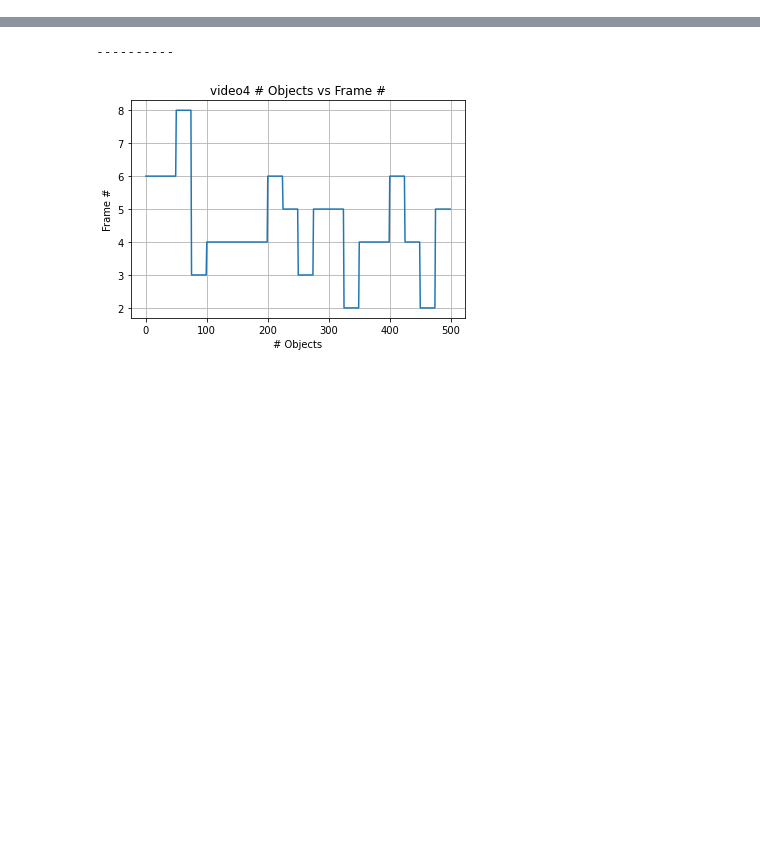
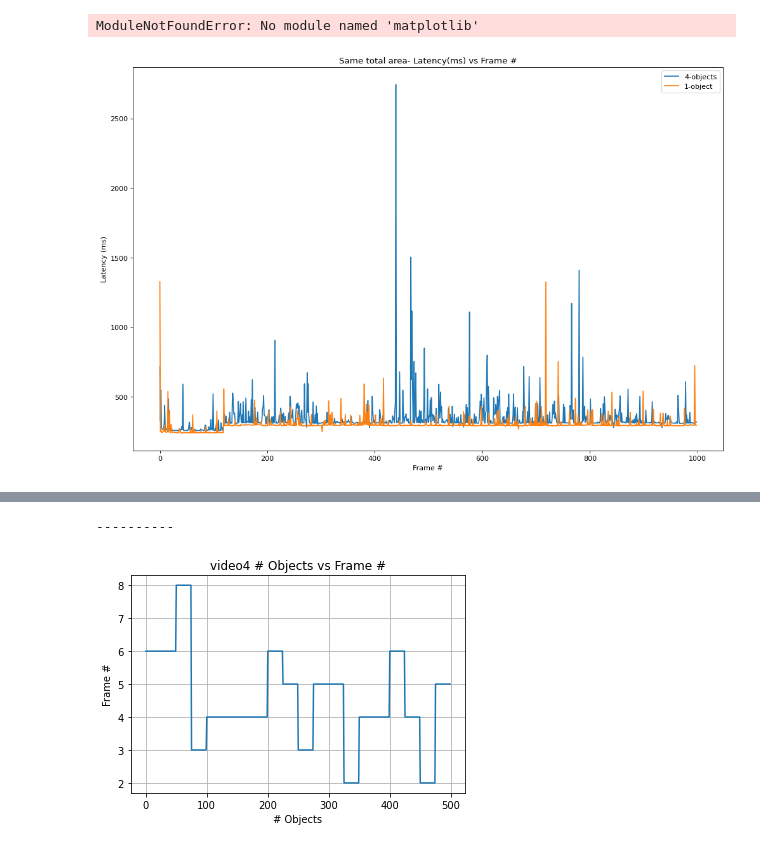
Before and after one commit to nyu-latency-labs/video-fuzzing, a Jupyter notebook: benchmarker.ipynb, the cells around one changed output, grey strips where cells are left out. Saved outputs shown, nothing was run; the diff lists cells and outputs as text; code cells hidden in the pictures; blank space fills up the shorter version.

Commit message:
Minor changes to benchmarker.ipynb

```diff
--- a/benchmarker.ipynb
+++ b/benchmarker.ipynb
@@ -26,3 +30,13 @@ class expected_detection:
+# %%
+import matplotlib.pyplot as plt
+
+for i in narr:
+    plt.plot(time, i, label = str(i))
+
+plt.legend()
+plt.show()
+# %% [output]
+ModuleNotFoundError: No module named 'matplotlib'
 # %%
 EXPECTED_DETECTIONS = "benchmark_videos"
 
@@ -59,19 +73,19 @@ class benchmark:
         self.latency = latency
         self.object_detection = object_detection
 
-    def __init__(self, filename):
-        split = filename.replace(".json", "").split("_")
-        split_len = len(split)
-        self.framework = split[0]
-        self.video_name = split[split_len-1]
-        self.model_name = []
-        for i in range(1, split_len-1):
-            self.model_name.append(split[i])
+    def __init__(self, filename, name):
+        # split = filename.replace(".json", "").split("_")
+        # split_len = len(split)
+        # self.framework = split[0]
+        self.video_name = filename.replace(".json", "")
+        self.name = name
+        # for i in range(1, split_len-1):
+        #     self.model_name.append(split[i])
 
     def set_latency(self, latency):
         self.latency = latency
-        if (self.framework == "argus"):
-            self.latency = [i/1000 for i in self.latency]
+        # if (self.framework == "argus"):
+        #     self.latency = [i/1000 for i in self.latency]
 
     def set_object_detection(self, object_detection):
         self.object_detection = object_detection
@@ -123,3 +137,50 @@ def discover_benchmarks():
 
 
 benchmarks = discover_benchmarks()
+# %%
+import json
+
+
+def get_benchmark_data(file_path, name):
+    data = open(file_path, "r")
+    json_data = json.load(data)
+
+    benchmark_data = benchmark(file_path, name)
+    benchmark_data.set_latency(json_data['latency'])
+    benchmark_data.set_object_detection(json_data['object_detection'])
+    return benchmark_data
+
+import matplotlib.pyplot as plt
+from matplotlib.pyplot import figure
+
+figure(figsize=(15, 10), dpi=80)
+
+def compare_benchmarks(benchmarks, dst, title):
+    for data in benchmarks:
+        plt.plot([i for i in range(len(data.latency))], data.latency, label = str(data.name))
+
+    plt.ylabel("Latency (ms)")
+    plt.xlabel("Frame #")
+    plt.title(title)
+    plt.legend()
+    plt.savefig(dst)
+    plt.show()
+
+def compare_detections(benchmarks, dst):
+    for data in benchmarks:
+        plt.plot([i for i in range(len(data.latency))], [len(dat) for dat in data.object_detection], label = data.name)
+
+    plt.ylabel("Object #")
+    plt.xlabel("Frame #")
+    plt.legend()
+    plt.show()
+    plt.savefig(dst)
+
+
+bmarks = []
+bmarks.append(get_benchmark_data("/Users/vinayak/benchmarks/rocket_FrameDnnOnnxYolo_experiment_fuzzer_resize_transformer:x=200,y=200;_0.json", "4-objects"))
+bmarks.append(get_benchmark_data("/Users/vinayak/benchmarks/rocket_FrameDnnOnnxYolo_experiment_fuzzer_resize_transformer:x=400,y=400;_0.json", "1-object"))
+
+compare_benchmarks(bmarks, "same_area.jpg", "Same total area- Latency(ms) vs Frame #")
+# %% [output]
+[figure, added]
```
Also changed, not shown: parts of 2 cells of this notebook.
